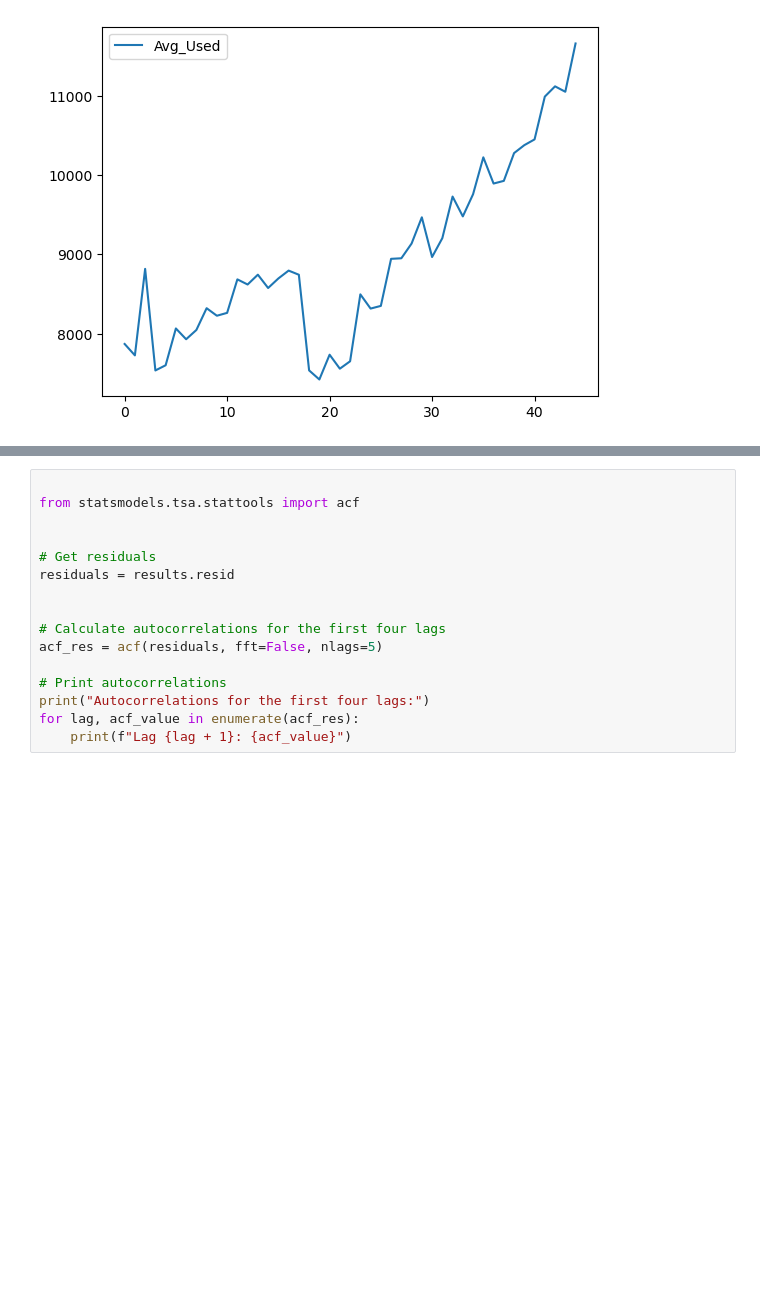
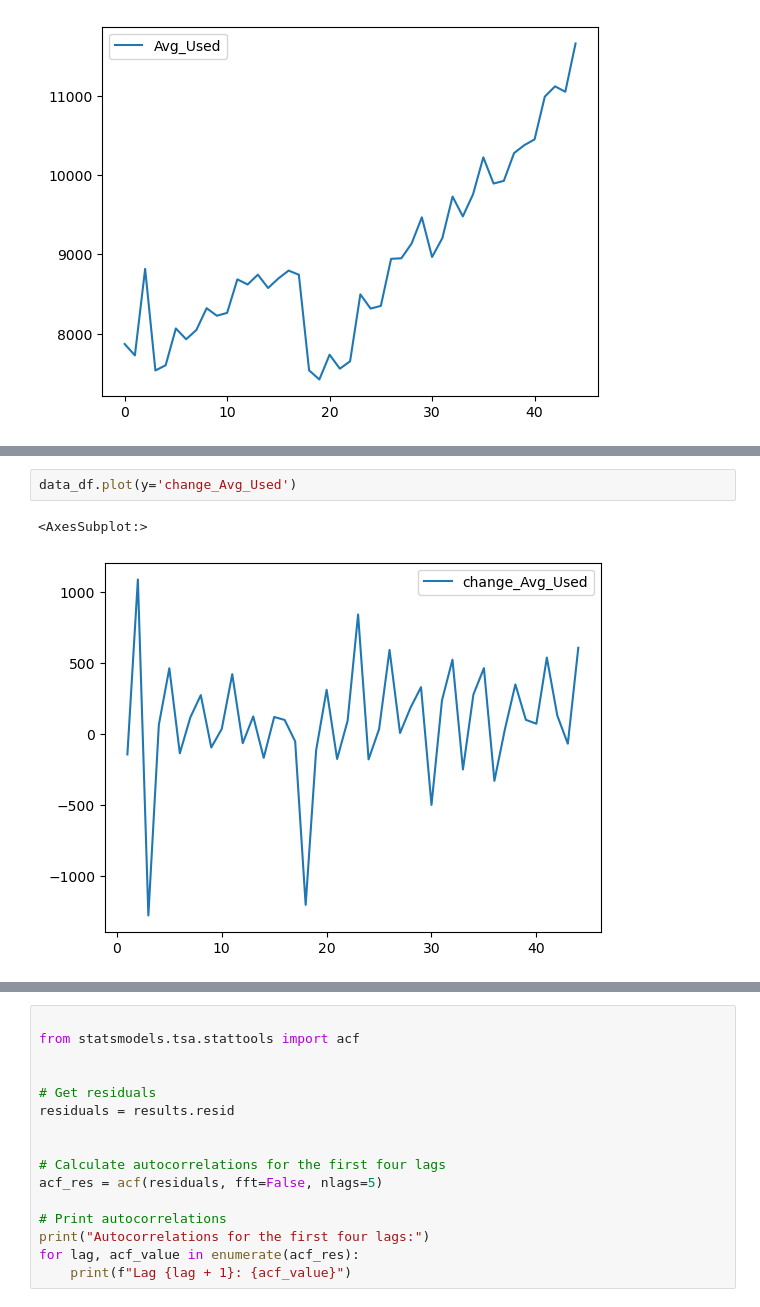
Before and after one commit to evanbruno617/Car_Sales, a Jupyter notebook: time_series.ipynb, the cells around one changed output, grey strips where cells are left out. Drawn from its saved outputs; the diff is of its cells as text; blank space fills up the shorter version.

```diff
--- a/time_series.ipynb
+++ b/time_series.ipynb
@@ -886,6 +919,11 @@ Notes:
 [1] Standard Errors assume that the covariance matrix of the errors is correctly specified.
 [2] The condition number is large, 1.16e+05. This might indicate that there are
 strong multicollinearity or other numerical problems.
+# %%
+data_df.plot(y='change_Avg_Used')
+# %% [output]
+<AxesSubplot:>
+[figure, added]
 # %%
 data_df['Prev_Avg_Used'] = data_df['Avg_Used'].shift(1)
 data_df['change_Avg_Used'] = data_df['Avg_Used'] - data_df['Prev_Avg_Used']
```
Also changed, not shown: parts of 40 cells of this notebook.
